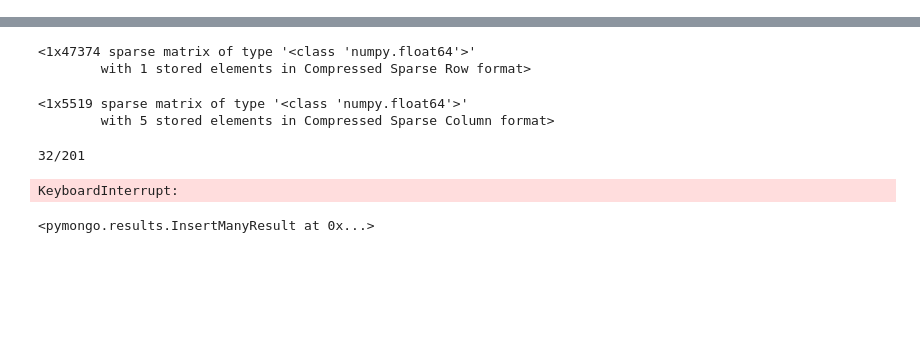
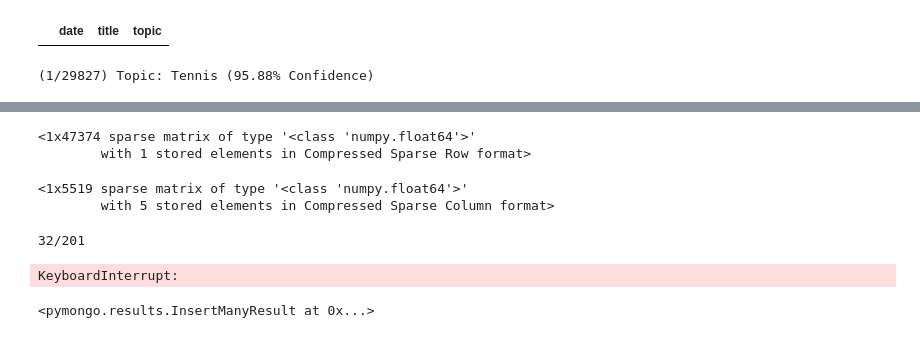
Before and after one commit to cmgiler/Metis-Project-04, a Jupyter notebook: Update Categories.ipynb, the cells around one changed output, grey strips where cells are left out. Drawn from its saved outputs; the diff is of its cells as text; code cells hidden in the pictures; blank space fills up the shorter version.

```diff
--- a/Update Categories.ipynb
+++ b/Update Categories.ipynb
@@ -11,0 +94,4 @@ MQ.GetFields(collection)
+# %%
+start = dt.datetime(2018, 2, 1, 0, 0, 0)
+end = dt.datetime(2018, 2, 1, 23, 59, 59)
+end
@@ -19,0 +105,3 @@ KeyboardInterrupt:
+# %%
+d = collection.find_one()
+d['datetime']
@@ -19,0 +110,9 @@ KeyboardInterrupt:
+# %%
+from IPython.display import clear_output
+i = 1
+for d in collection.find():
+    clear_output(wait=True)
+    print(i)
+    i += 1
+    collection.update_one({'_id': d['_id']},
+                          {'$set': {'datetime': dt.datetime.strptime(d["date"], "%Y-%m-%dT%H:%M:%SZ")}})
@@ -19,0 +124,7 @@ KeyboardInterrupt:
+# %%
+MQ.FetchData(collection,
+             ['date', 'title', 'topic'],
+             {'date': {'$lte': end,
+                       '$gte': start}})
+# %% [output]
+|  | date | title | topic |
@@ -19,0 +133,20 @@ KeyboardInterrupt:
+# %%
+from IPython.display import clear_output
+for i, _id in enumerate(_ids):
+    try:
+        content = collection.find_one({'_id': _id}, {'_id':0, 'content':1, 'title':1})
+        title = content['title']
+        content = content['content']
+    except:
+        pass
+    topic, confidence = TS.PredictTopic([content])
+    topic = topic[0]
+    confidence = confidence[0]
+    collection.update_one({'_id': _id},
+                          {'$set': {'topic': topic,
+                                    'topic_confidence': confidence}})
+    clear_output(wait=True)
+    print('(%d/%d) %s\nTopic: %s (%0.2f%% Confidence)' % (i+1, len(_ids), title, topic, confidence*100.))
+    break
+# %% [output]
+(1/29827) Topic: Tennis (95.88% Confidence)
```
Also changed, not shown: parts of 20 cells of this notebook, 9 other files.
